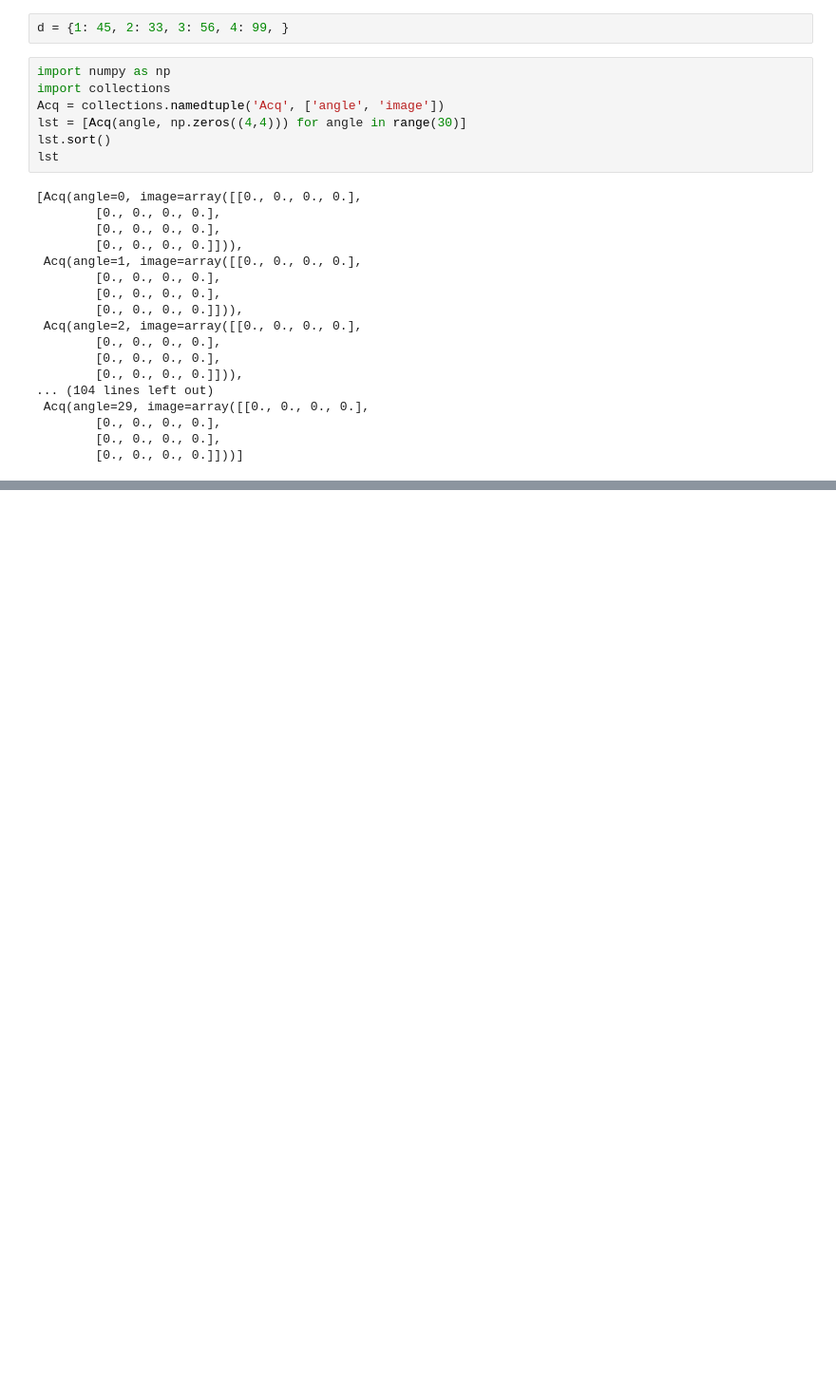
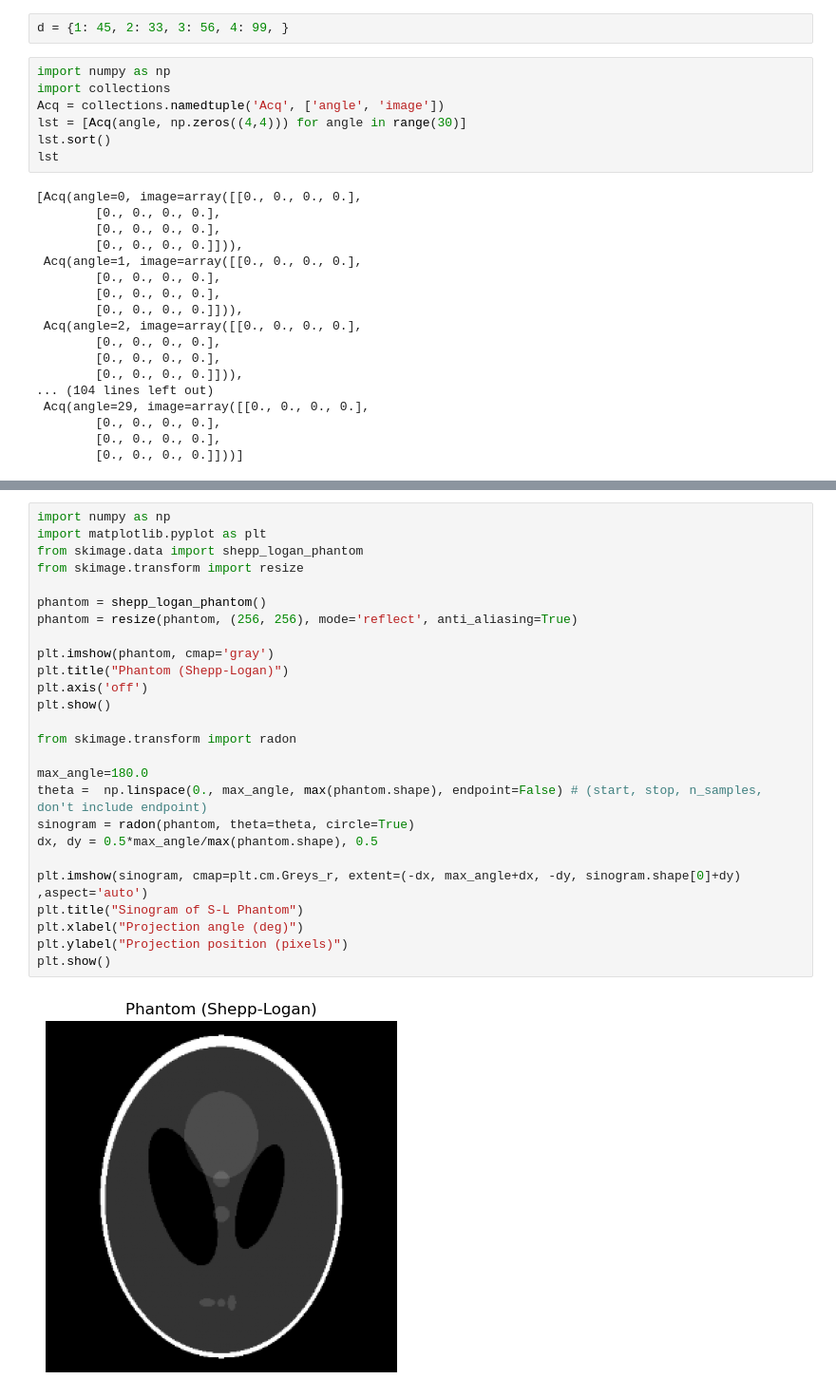
Before and after one commit to odroseroc/ct_reconstruction_project, a Jupyter notebook: notebooks/variousTests.ipynb, the cells around one changed output, grey strips where cells are left out. Shown at 95% size. Cells and saved outputs as stored; diff of their text form; blank space fills up the shorter version.

```diff
--- a/notebooks/variousTests.ipynb
+++ b/notebooks/variousTests.ipynb
@@ -27,0 +50,28 @@ lst
+# %%
+import numpy as np
+import matplotlib.pyplot as plt
+from skimage.data import shepp_logan_phantom
+from skimage.transform import resize
+
+phantom = shepp_logan_phantom()
+phantom = resize(phantom, (256, 256), mode='reflect', anti_aliasing=True)
+
+plt.imshow(phantom, cmap='gray')
+plt.title("Phantom (Shepp-Logan)")
+plt.axis('off')
+plt.show()
+
+from skimage.transform import radon
+
+max_angle=180.0
+theta =  np.linspace(0., max_angle, max(phantom.shape), endpoint=False) # (start, stop, n_samples, don't include endpoint)
+sinogram = radon(phantom, theta=theta, circle=True)
+dx, dy = 0.5*max_angle/max(phantom.shape), 0.5
+
+plt.imshow(sinogram, cmap=plt.cm.Greys_r, extent=(-dx, max_angle+dx, -dy, sinogram.shape[0]+dy) ,aspect='auto')
+plt.title("Sinogram of S-L Phantom")
+plt.xlabel("Projection angle (deg)")
+plt.ylabel("Projection position (pixels)")
+plt.show()
+# %% [output]
+[figure, added]
```
Also changed, not shown: parts of 5 cells of this notebook, 6 other files.
